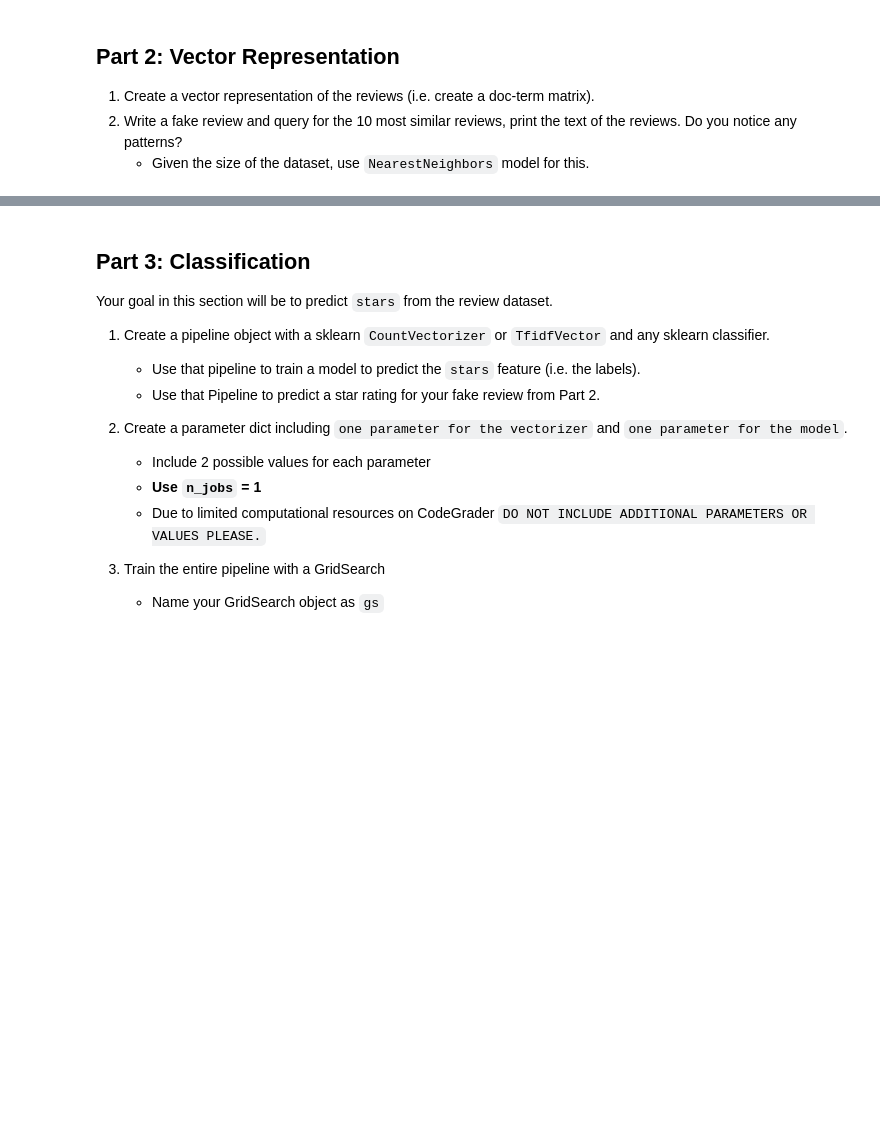
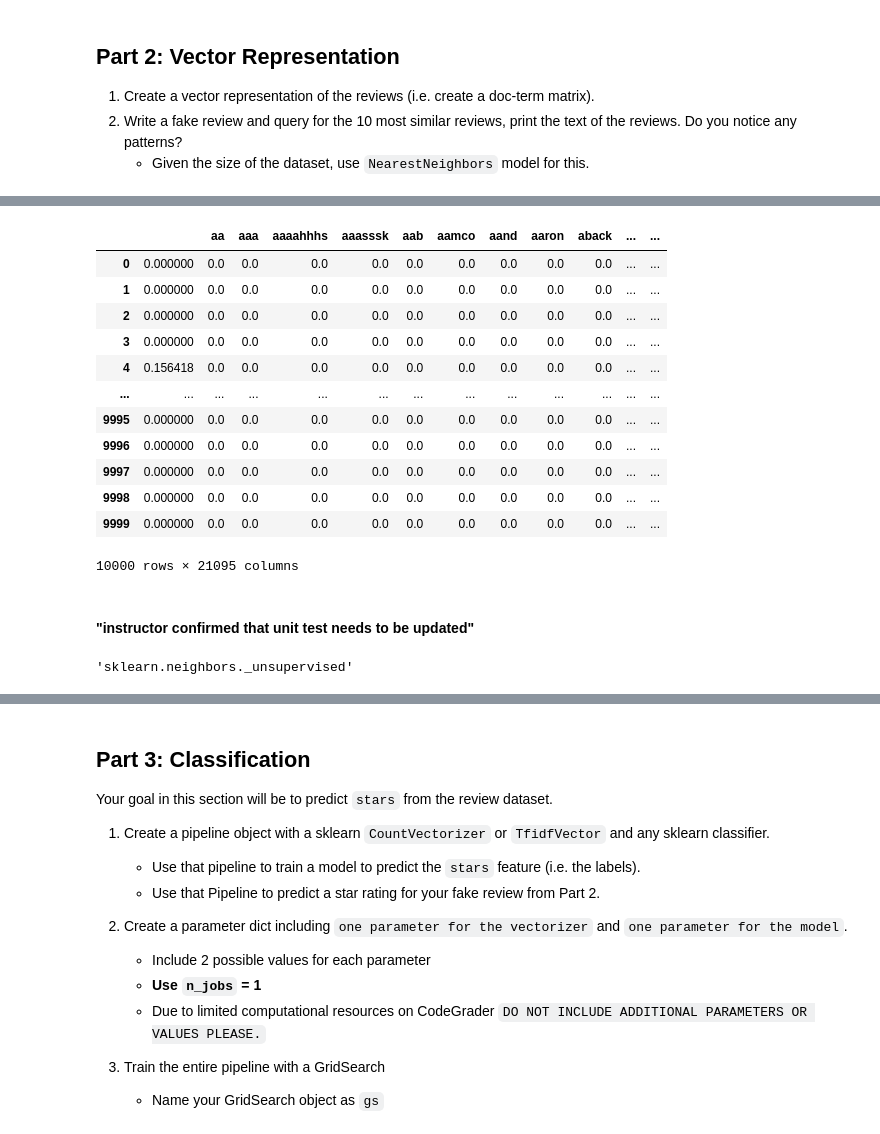
Before and after one commit to minh14496/DS-Unit-4-Sprint-1-NLP, a Jupyter notebook: sprint_challenge/LS_DS_415_Sprint_Challenge_1_AG.ipynb, the cells around one changed output, grey strips where cells are left out. Drawn from its saved outputs; the diff is of its cells as text; code cells hidden in the pictures; blank space fills up the shorter version.

```diff
--- a/sprint_challenge/LS_DS_415_Sprint_Challenge_1_AG.ipynb
+++ b/sprint_challenge/LS_DS_415_Sprint_Challenge_1_AG.ipynb
@@ -58,10 +58,10 @@ ____
 ### Import Data
 # %%
 import pandas as pd
-
+pd.set_option("display.max_columns", None)
 # Load reviews from URL
 data_url = 'https://raw.githubusercontent.com/LambdaSchool/data-science-practice-datasets/main/unit_4/unit1_nlp/review_sample.json'
 
 # Import data into a DataFrame named df
 # YOUR CODE HERE
-df = pd.read_json(data_url)
+df = pd.read_json(data_url, lines=True)
@@ -93,3 +88,21 @@ raise NotImplementedError()
+# %%
+# STOP_WORDS = nlp.Defaults.stop_words.union(['s', 'year', 'american'])
+def tokenize(doc):
+    """
+    Takes a doc and returns a list of tokens in the form of lemmas
+    Non-alphabet, stop words, punctation, and pronoun are filtered out.
+    """
+    # use regex to strip out multi white space and non alphabet
+    non_alpha = '[^a-zA-Z]'
+    multi_white_spaces = "[ ]{2,}"
+    doc = re.sub(non_alpha, ' ', doc)
+    doc = re.sub(multi_white_spaces, " ", doc)
+
+    # use nlp
+    doc = nlp(doc)
+
+    return [token.strip() for token in doc if (token.is_stop != True) and
+            (token.is_punct != True) and (token.pos_ != 'PRON')]
 # %%
 '''Testing'''
 assert isinstance(tokenize(df.sample(n=1)["text"].iloc[0]), list), "Make sure your tokenizer function accepts a single document and returns a list of tokens!"
@@ -101,8 +114,13 @@ assert isinstance(tokenize(df.sample(n=1)["text"].iloc[0]), list), "Make sure yo
     - Given the size of the dataset, use `NearestNeighbors` model for this.
 # %%
 %%time
+from sklearn.feature_extraction.text import TfidfVectorizer
 # Create a vector representation of the reviews
+tfidf_vect = TfidfVectorizer(tokenizer=tokenize)
+
 # Name that doc-term matrix "dtm"
+dtm = tfidf_vect.fit_transform(df['text'])
 
-# YOUR CODE HERE
-raise NotImplementedError()
+# View Feature Matrix as DataFrame
+dtm = pd.DataFrame(data=dtm.toarray(), columns=tfidf_vect.get_feature_names())
+# %% [output]
@@ -109,3 +129,16 @@ raise NotImplementedError()
+|  |  | aa | aaa | aaaahhhs | aaasssk | aab | aamco | aand | aaron | aback | ... | ... |
+| 0 | 0.000000 | 0.0 | 0.0 | 0.0 | 0.0 | 0.0 | 0.0 | 0.0 | 0.0 | 0.0 | ... | ... |
+| 1 | 0.000000 | 0.0 | 0.0 | 0.0 | 0.0 | 0.0 | 0.0 | 0.0 | 0.0 | 0.0 | ... | ... |
+| 2 | 0.000000 | 0.0 | 0.0 | 0.0 | 0.0 | 0.0 | 0.0 | 0.0 | 0.0 | 0.0 | ... | ... |
+| 3 | 0.000000 | 0.0 | 0.0 | 0.0 | 0.0 | 0.0 | 0.0 | 0.0 | 0.0 | 0.0 | ... | ... |
+| 4 | 0.156418 | 0.0 | 0.0 | 0.0 | 0.0 | 0.0 | 0.0 | 0.0 | 0.0 | 0.0 | ... | ... |
+| ... | ... | ... | ... | ... | ... | ... | ... | ... | ... | ... | ... | ... |
+| 9995 | 0.000000 | 0.0 | 0.0 | 0.0 | 0.0 | 0.0 | 0.0 | 0.0 | 0.0 | 0.0 | ... | ... |
+| 9996 | 0.000000 | 0.0 | 0.0 | 0.0 | 0.0 | 0.0 | 0.0 | 0.0 | 0.0 | 0.0 | ... | ... |
+| 9997 | 0.000000 | 0.0 | 0.0 | 0.0 | 0.0 | 0.0 | 0.0 | 0.0 | 0.0 | 0.0 | ... | ... |
+| 9998 | 0.000000 | 0.0 | 0.0 | 0.0 | 0.0 | 0.0 | 0.0 | 0.0 | 0.0 | 0.0 | ... | ... |
+| 9999 | 0.000000 | 0.0 | 0.0 | 0.0 | 0.0 | 0.0 | 0.0 | 0.0 | 0.0 | 0.0 | ... | ... |
+10000 rows × 21095 columns
 # %%
 # Create and fit a NearestNeighbors model named "nn"
 from sklearn.neighbors import NearestNeighbors
@@ -115,3 +148,9 @@ raise NotImplementedError()
+# %% [markdown]
+#### "instructor confirmed that unit test needs to be updated"
+# %%
+nn.__module__
+# %% [output]
+'sklearn.neighbors._unsupervised'
 # %%
 '''Testing.'''
 assert nn.__module__ == 'sklearn.neighbors.unsupervised', ' nn is not a NearestNeighbors instance.'
```
Also changed, not shown: parts of 17 cells of this notebook.
